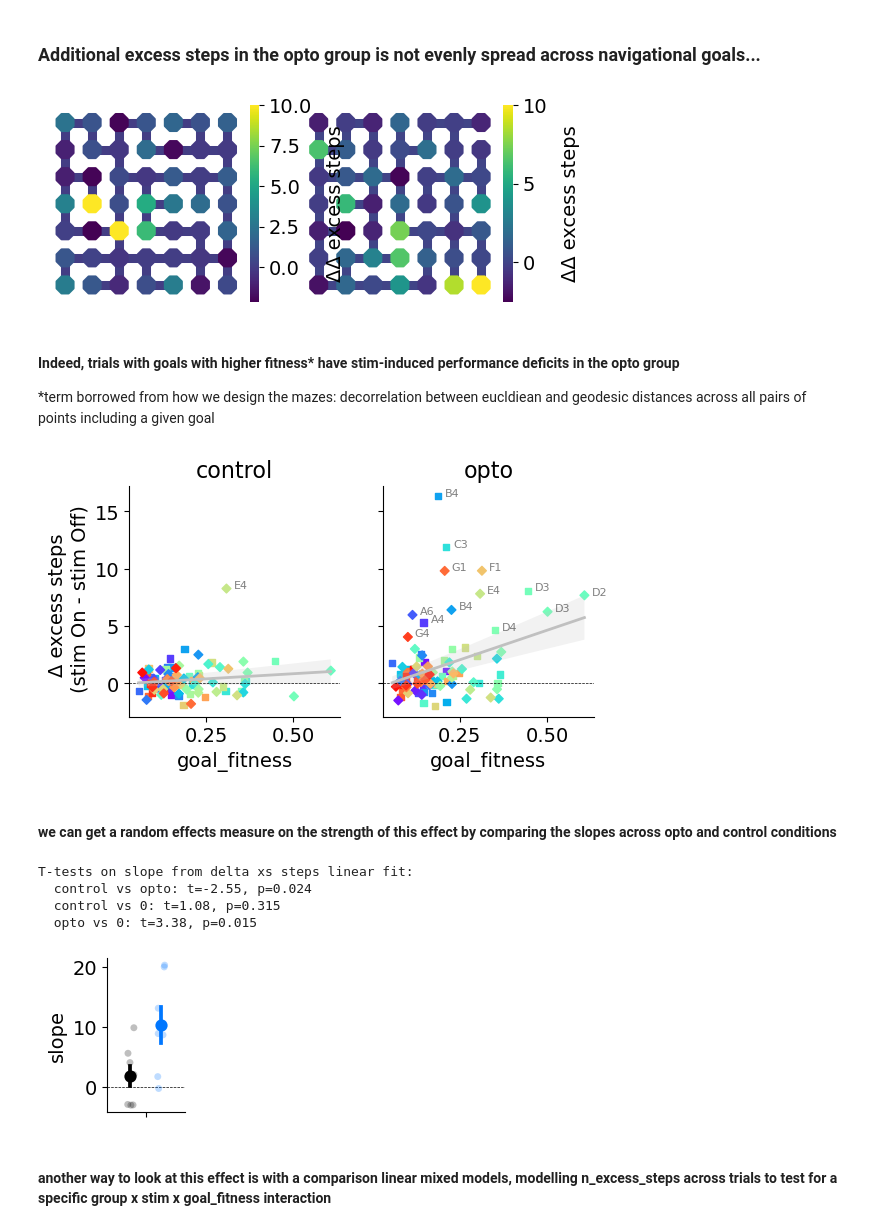
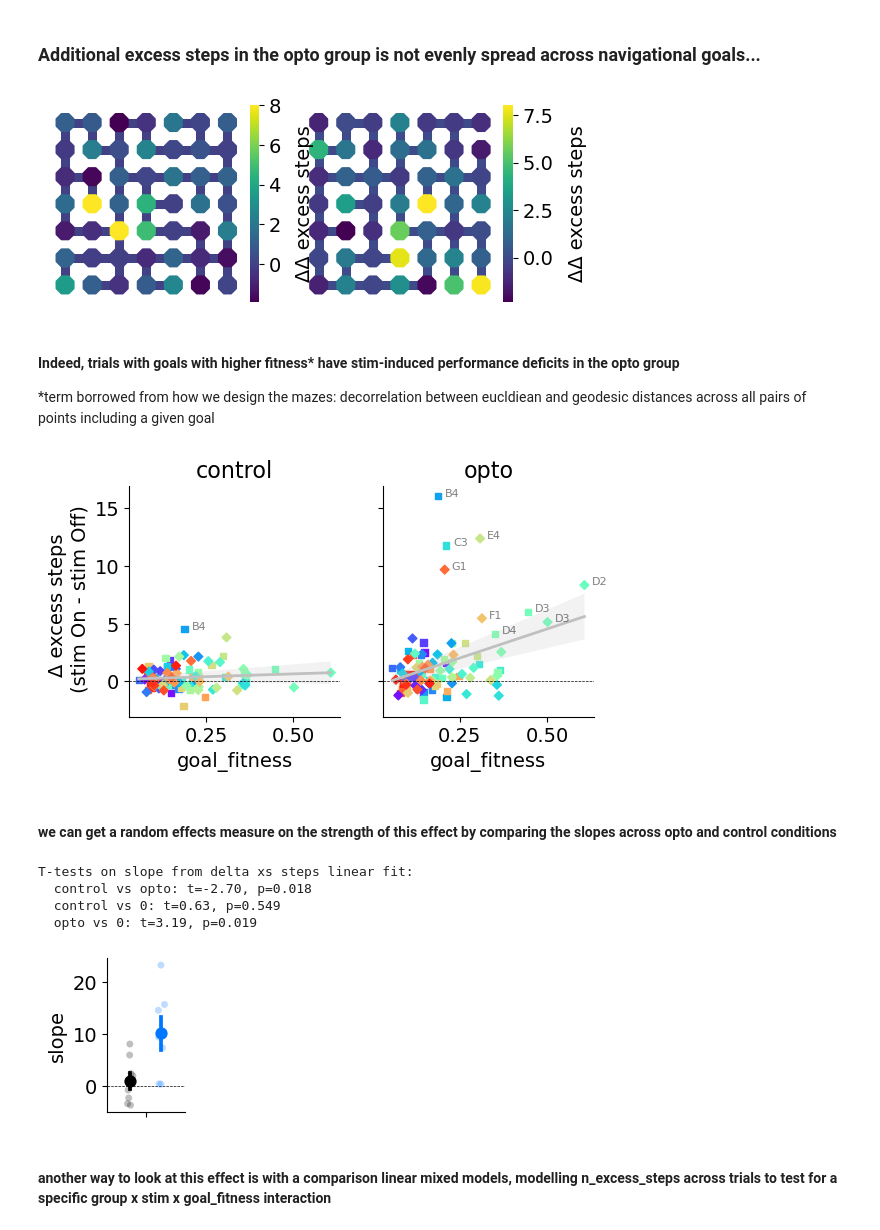
Before and after one commit to peterdoohan/goalNav_mFC-opto3, a Jupyter notebook: code/Notebooks/performance_metrics.ipynb, the cells around one changed output. Cells and saved outputs as stored; diff of their text form; code cells hidden in the pictures.

```diff
--- a/code/Notebooks/performance_metrics.ipynb
+++ b/code/Notebooks/performance_metrics.ipynb
@@ -91,7 +91,7 @@ from GridMaze.analysis.core import plotting as cp
 
 reload(cp)
 
-stim_day_range = (8, np.inf)
+stim_day_range = (6, np.inf)
 
 fig, axes = plt.subplots(1, 3, figsize=(7, 3.5))
 for y, ax, ot, color in zip(
@@ -204,43 +205,44 @@ excess_steps_df = pm.get_performance_df()
 # %%
 f, axes = plt.subplots(1, 2, figsize=(6, 3))
 for maze, ax in zip(["maze_1", "maze_2"], axes):
     es.plot_delta_delta_excess_steps_across_goals(
         excess_steps_df,
         maze_name=maze,
-        stim_day_range=(8, np.inf),
+        stim_day_range=(6, np.inf),
         outlier_thres=500,
-        vmax=10,
+        vmax=8,
         ax=ax,
     )
 # %% [output]
-[figure, old version]
+[figure, new version]
 # %% [markdown]
 #### Indeed, trials with goals with higher fitness* have stim-induced performance deficits in the opto group
 *term borrowed from how we design the mazes: decorrelation between eucldiean and geodesic distances across all pairs of points including a given goal
 # %%
+reload(es)
 f, axes = plt.subplots(1, 2, figsize=(6, 3), sharey=True, sharex=True)
 es.plot_stratified_delta_excess_steps(
     excess_steps_df,
-    stim_day_range=(8, np.inf),
+    stim_day_range=(6, np.inf),
     outlier_thres=500,
     var="goal_fitness",
     axes=axes,
 )
 # %% [output]
-[figure, old version]
+[figure, new version]
 # %% [markdown]
 #### we can get a random effects measure on the strength of this effect by comparing the slopes across opto and control conditions
 # %%
 f, ax = plt.subplots(1, 1, figsize=(1, 2))
 es.plot_delta_excess_steps_fit_slopes(
-    excess_steps_df, stim_day_range=(8, np.inf), outlier_thres=500, var="goal_fitness", print_stats=True, ax=ax
+    excess_steps_df, stim_day_range=(6, np.inf), outlier_thres=500, var="goal_fitness", print_stats=True, ax=ax
 )
 # %% [output]
 T-tests on slope from delta xs steps linear fit:
-  control vs opto: t=-2.55, p=0.024
-  control vs 0: t=1.08, p=0.315
-  opto vs 0: t=3.38, p=0.015
+  control vs opto: t=-2.70, p=0.018
+  control vs 0: t=0.63, p=0.549
+  opto vs 0: t=3.19, p=0.019
-[figure, old version]
+[figure, new version]
 # %% [markdown]
 #### another way to look at this effect is with a comparison linear mixed models, modelling n_excess_steps across trials to test for a specific group x stim x goal_fitness interaction
 # %%
```
Also changed, not shown: parts of 5 cells of this notebook, 1 other file.
